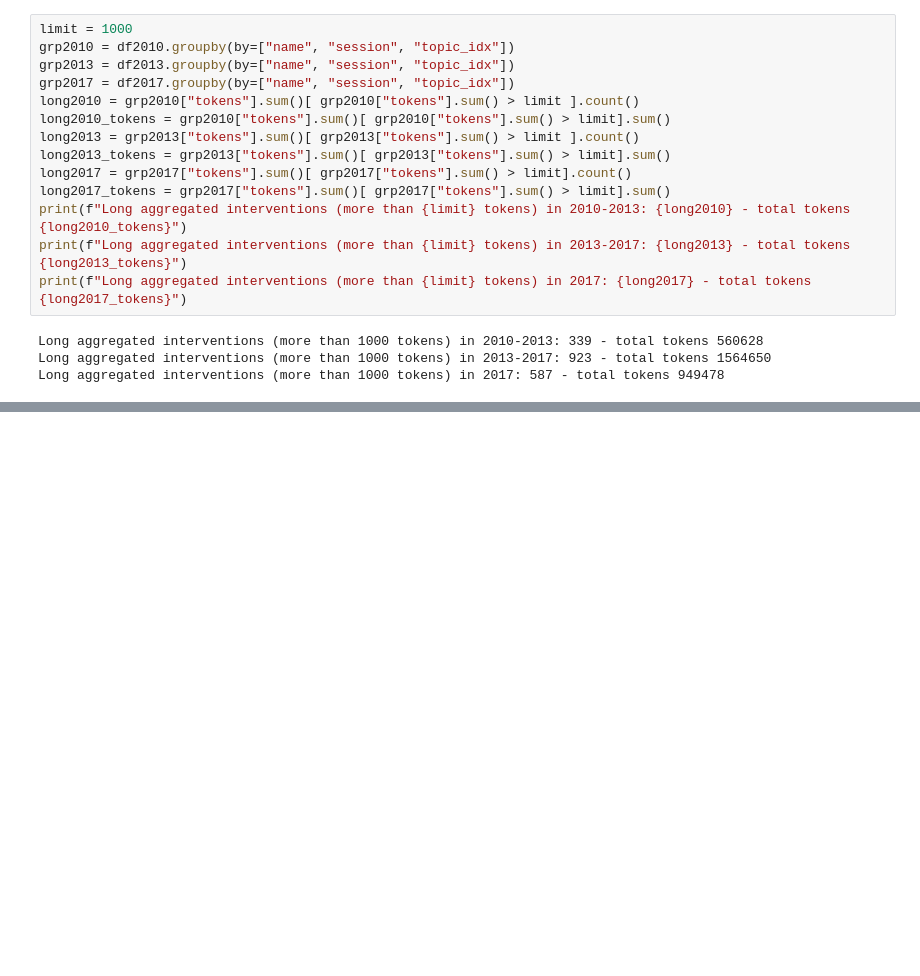
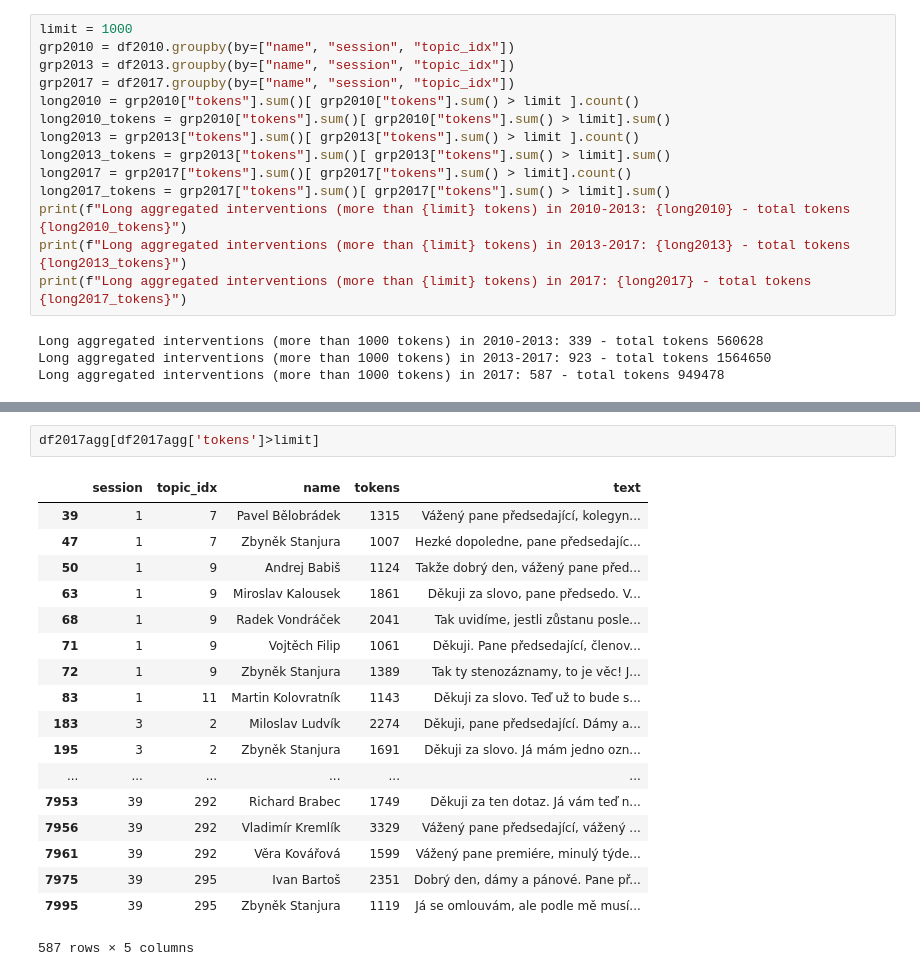
Before and after one commit to mbercas/psp_cz, a Jupyter notebook: 1_analysing_downloaded_data.ipynb, the cells around one changed output, grey strips where cells are left out. Saved outputs shown, nothing was run; the diff lists cells and outputs as text; blank space fills up the shorter version.

```diff
--- a/1_analysing_downloaded_data.ipynb
+++ b/1_analysing_downloaded_data.ipynb
@@ -269,0 +275,21 @@ df2010.iloc[grp2010["tokens"].groups[('Adam Rykala', 5, 7)]]
+# %%
+df2017agg[df2017agg['tokens']>limit]
+# %% [output]
+|  | session | topic_idx | name | tokens | text |
+| 39 | 1 | 7 | Pavel Bělobrádek | 1315 | Vážený pane předsedající, kolegyn... |
+| 47 | 1 | 7 | Zbyněk Stanjura | 1007 | Hezké dopoledne, pane předsedajíc... |
+| 50 | 1 | 9 | Andrej Babiš | 1124 | Takže dobrý den, vážený pane před... |
+| 63 | 1 | 9 | Miroslav Kalousek | 1861 | Děkuji za slovo, pane předsedo. V... |
+| 68 | 1 | 9 | Radek Vondráček | 2041 | Tak uvidíme, jestli zůstanu posle... |
+| 71 | 1 | 9 | Vojtěch Filip | 1061 | Děkuji. Pane předsedající, členov... |
+| 72 | 1 | 9 | Zbyněk Stanjura | 1389 | Tak ty stenozáznamy, to je věc! J... |
+| 83 | 1 | 11 | Martin Kolovratník | 1143 | Děkuji za slovo. Teď už to bude s... |
+| 183 | 3 | 2 | Miloslav Ludvík | 2274 | Děkuji, pane předsedající. Dámy a... |
+| 195 | 3 | 2 | Zbyněk Stanjura | 1691 | Děkuji za slovo. Já mám jedno ozn... |
+| ... | ... | ... | ... | ... | ... |
+| 7953 | 39 | 292 | Richard Brabec | 1749 | Děkuji za ten dotaz. Já vám teď n... |
+| 7956 | 39 | 292 | Vladimír Kremlík | 3329 | Vážený pane předsedající, vážený ... |
+| 7961 | 39 | 292 | Věra Kovářová | 1599 | Vážený pane premiére, minulý týde... |
+| 7975 | 39 | 295 | Ivan Bartoš | 2351 | Dobrý den, dámy a pánové. Pane př... |
+| 7995 | 39 | 295 | Zbyněk Stanjura | 1119 | Já se omlouvám, ale podle mě musí... |
+587 rows × 5 columns
```
Also changed, not shown: parts of 2 cells of this notebook.
